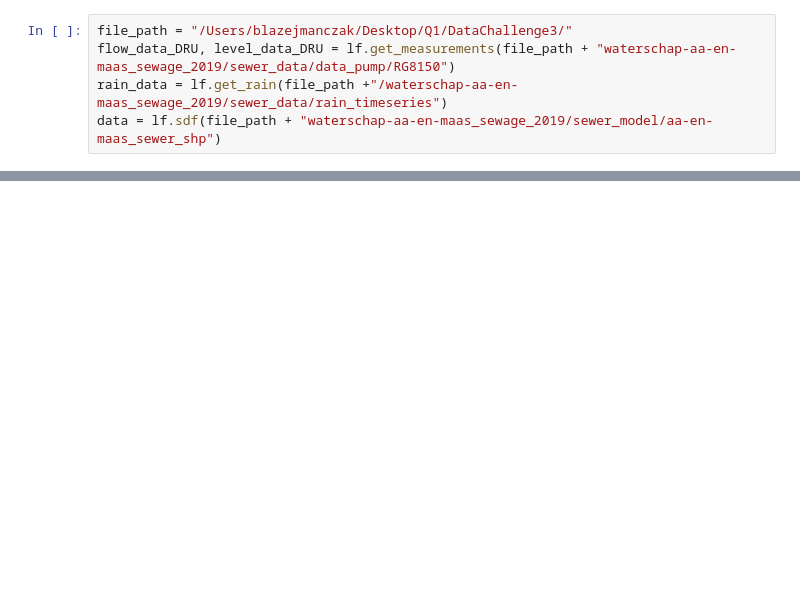
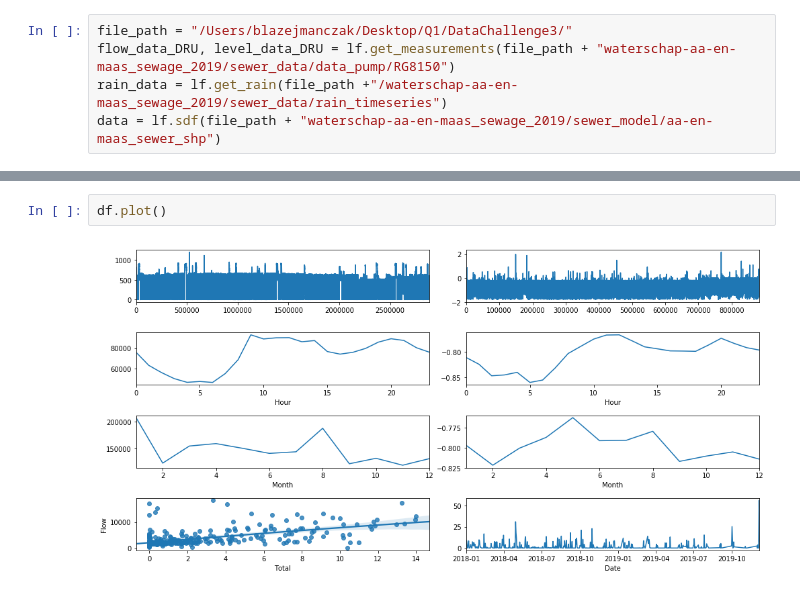
Before and after one commit to JalkapalloX/JBG060-Data-Challenge-3, a Jupyter notebook: Utility/inflow_sewer_system.ipynb, the cells around one changed output, grey strips where cells are left out. Cells and saved outputs as stored; diff of their text form; blank space fills up the shorter version.

```diff
--- a/Utility/inflow_sewer_system.ipynb
+++ b/Utility/inflow_sewer_system.ipynb
@@ -121,0 +42,4 @@ sebData.to_csv("heya_lm1.csv")
+# %%
+df.plot()
+# %% [output]
+[figure, added]
```
Also changed, not shown: parts of 19 cells of this notebook, 1 other file.
